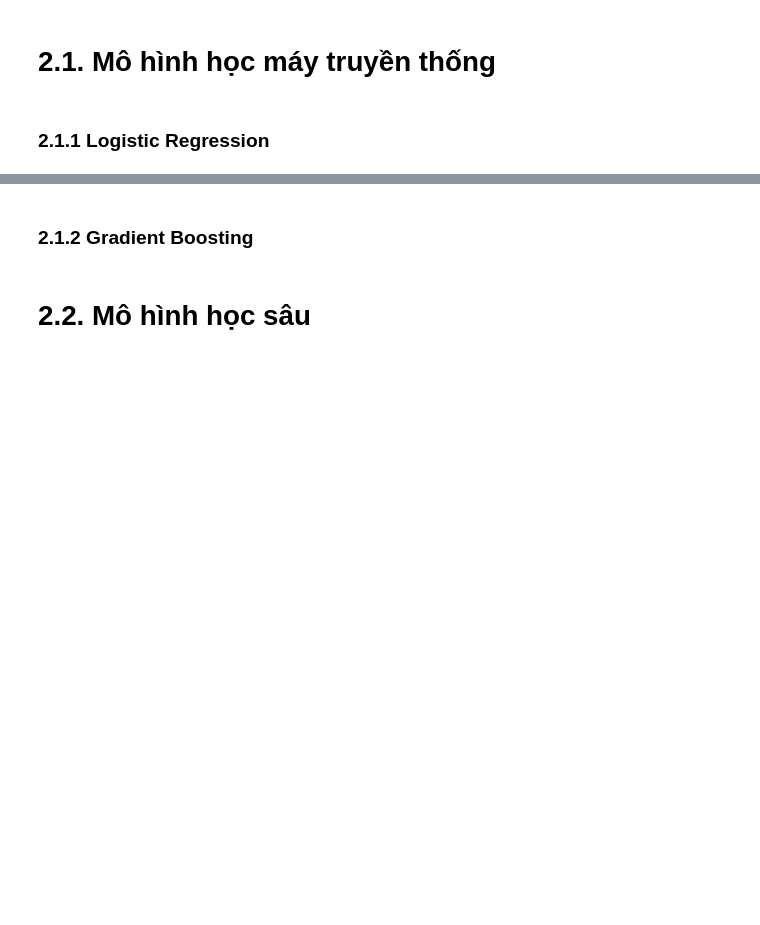
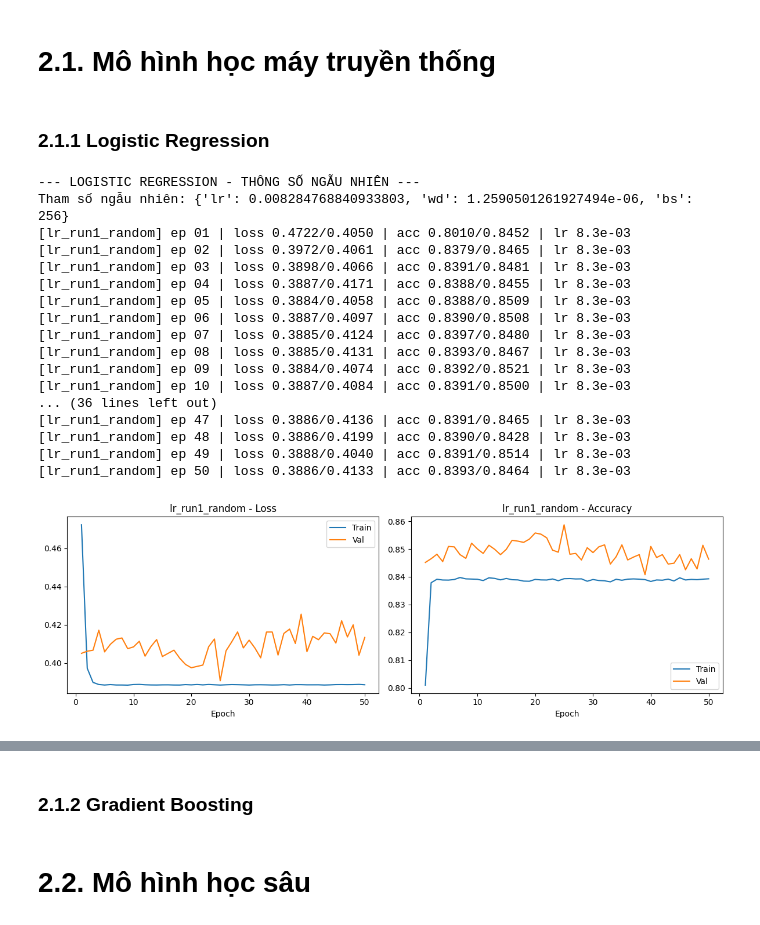
Before and after one commit to HocNguyen0605/DataMining_Nhom09, a Jupyter notebook: datamining-project.ipynb, the cells around one changed output, grey strips where cells are left out. Saved outputs shown, nothing was run; the diff lists cells and outputs as text; code cells hidden in the pictures; blank space fills up the shorter version.

Commit message:
logistic regression

```diff
--- a/datamining-project.ipynb
+++ b/datamining-project.ipynb
@@ -1105,0 +1138,64 @@ plt.show()
+# %%
+import torch
+import torch.nn as nn
+from torch.utils.data import TensorDataset, DataLoader
+import time
+import json
+import pandas as pd
+import matplotlib.pyplot as plt
+import random
+
+DEVICE = 'cuda' if torch.cuda.is_available() else 'cpu'
+
+# 1. Chuẩn bị dữ liệu cho PyTorch từ STAGE['final']
+X_train_lr = torch.tensor(STAGE['final']['X_train'].values, dtype=torch.float32)
+y_train_lr = torch.tensor(STAGE['final']['y_train'].values, dtype=torch.float32).unsqueeze(1)
+X_val_lr = torch.tensor(STAGE['final']['X_val'].values, dtype=torch.float32)
+y_val_lr = torch.tensor(STAGE['final']['y_val'].values, dtype=torch.float32).unsqueeze(1)
+
+data_lr = (X_train_lr, y_train_lr, X_val_lr, y_val_lr)
+
+# 2. Định nghĩa mô hình Logistic Regression bằng PyTorch
+class LogisticRegressionTorch(nn.Module):
+    def __init__(self, input_dim):
+        super(LogisticRegressionTorch, self).__init__()
+        self.linear = nn.Linear(input_dim, 1)
+
+    def forward(self, x):
+        return self.linear(x)
+
+input_dim_lr = X_train_lr.shape[1]
+model_fn_lr = lambda p: LogisticRegressionTorch(input_dim=input_dim_lr)
+# %%
+# ---------------------------------------------------------------------
+# Chạy với thông số ngẫu nhiên
+# ---------------------------------------------------------------------
+print("--- LOGISTIC REGRESSION - THÔNG SỐ NGẪU NHIÊN ---")
+params_lr_rand = sample_params(dict(
+    lr=lambda r: 10 ** r.uniform(-4, -1),
+    wd=lambda r: 10 ** r.uniform(-6, -2),
+    bs=[64, 128, 256, 512]
+), seed=42)
+
+print("Tham số ngẫu nhiên:", params_lr_rand)
+# Huấn luyện mô hình, lưu lịch sử và vẽ biểu đồ
+hist_lr_rand = fit_nn(model_fn_lr, params_lr_rand, 'lr_run1_random', data_lr, epochs=50)
+# %% [output]
+--- LOGISTIC REGRESSION - THÔNG SỐ NGẪU NHIÊN ---
+Tham số ngẫu nhiên: {'lr': 0.008284768840933803, 'wd': 1.2590501261927494e-06, 'bs': 256}
+[lr_run1_random] ep 01 | loss 0.4722/0.4050 | acc 0.8010/0.8452 | lr 8.3e-03
+[lr_run1_random] ep 02 | loss 0.3972/0.4061 | acc 0.8379/0.8465 | lr 8.3e-03
+[lr_run1_random] ep 03 | loss 0.3898/0.4066 | acc 0.8391/0.8481 | lr 8.3e-03
+[lr_run1_random] ep 04 | loss 0.3887/0.4171 | acc 0.8388/0.8455 | lr 8.3e-03
+[lr_run1_random] ep 05 | loss 0.3884/0.4058 | acc 0.8388/0.8509 | lr 8.3e-03
+[lr_run1_random] ep 06 | loss 0.3887/0.4097 | acc 0.8390/0.8508 | lr 8.3e-03
+[lr_run1_random] ep 07 | loss 0.3885/0.4124 | acc 0.8397/0.8480 | lr 8.3e-03
+[lr_run1_random] ep 08 | loss 0.3885/0.4131 | acc 0.8393/0.8467 | lr 8.3e-03
+[lr_run1_random] ep 09 | loss 0.3884/0.4074 | acc 0.8392/0.8521 | lr 8.3e-03
+[lr_run1_random] ep 10 | loss 0.3887/0.4084 | acc 0.8391/0.8500 | lr 8.3e-03
+... (36 lines left out)
+[lr_run1_random] ep 47 | loss 0.3886/0.4136 | acc 0.8391/0.8465 | lr 8.3e-03
+[lr_run1_random] ep 48 | loss 0.3886/0.4199 | acc 0.8390/0.8428 | lr 8.3e-03
+[lr_run1_random] ep 49 | loss 0.3888/0.4040 | acc 0.8391/0.8514 | lr 8.3e-03
+[lr_run1_random] ep 50 | loss 0.3886/0.4133 | acc 0.8393/0.8464 | lr 8.3e-03
+[figure, added]
```
Also changed, not shown: parts of 20 cells of this notebook, 6 other files.
